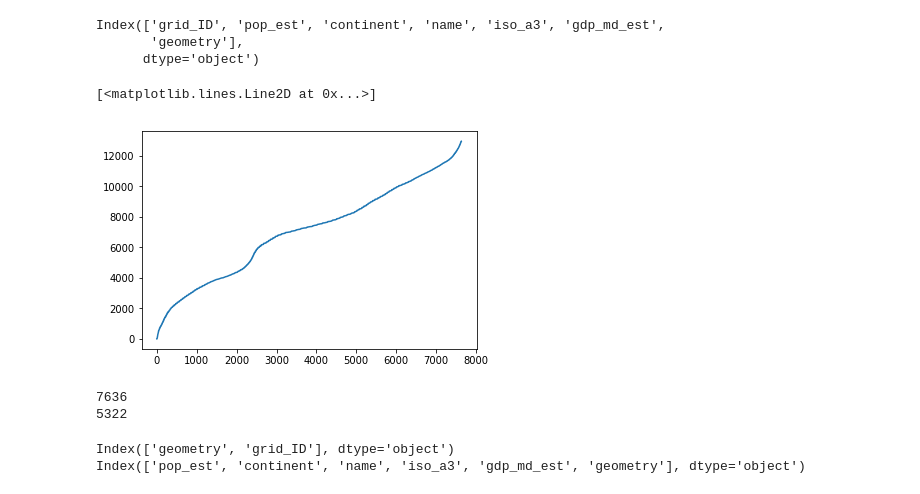
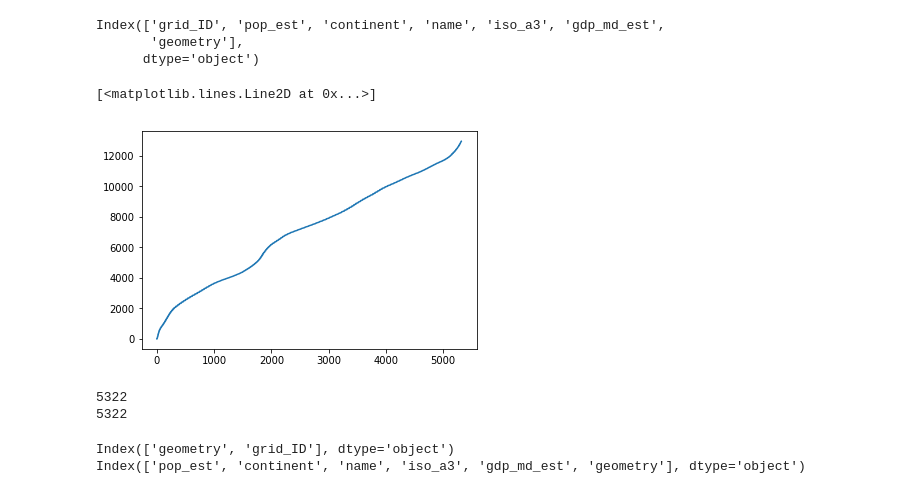
Before and after one commit to stevenjoelbrey/metSpread, a Jupyter notebook: Python/create_ecoregion_overlap_masks.ipynb, the cells around one changed output. Drawn from its saved outputs; the diff is of its cells as text; code cells hidden in the pictures.

```diff
--- a/Python/create_ecoregion_overlap_masks.ipynb
+++ b/Python/create_ecoregion_overlap_masks.ipynb
@@ -97,17 +92,17 @@ Index(['grid_ID', 'pop_est', 'continent', 'name', 'iso_a3', 'gdp_md_est',
        'geometry'],
       dtype='object')
 # %%
-unique_overlapping_grid_IDs = np.array(overlap.grid_ID.copy())
+unique_overlapping_grid_IDs = np.unique(np.array(overlap.grid_ID.copy()))
 plt.plot(np.sort(unique_overlapping_grid_IDs))
 # %% [output]
 [<matplotlib.lines.Line2D at 0x...>]
-[figure, old version]
+[figure, new version]
 # %%
-print(len(overlapping_grid_IDs))
-print(len(np.unique(overlapping_grid_IDs)))
+print(len(unique_overlapping_grid_IDs))
+print(len(np.unique(unique_overlapping_grid_IDs)))
 # %% [output]
-7636
 5322
+5322
 # %%
 print(grid_geo_df.columns)
 print(world_df.columns)
```
Also changed, not shown: parts of 15 cells of this notebook.
